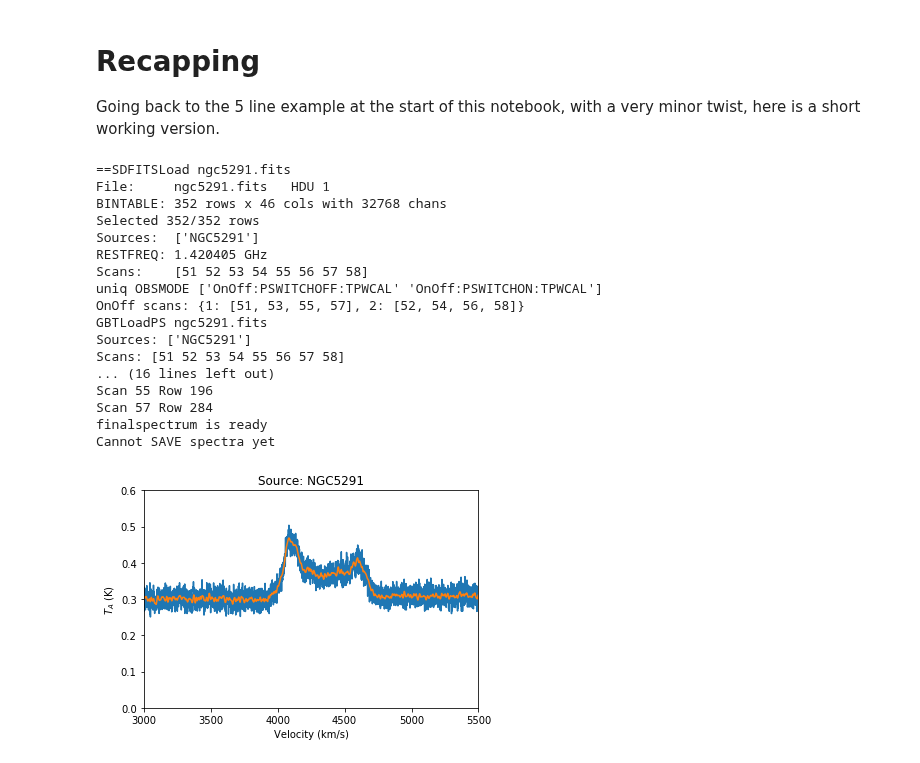
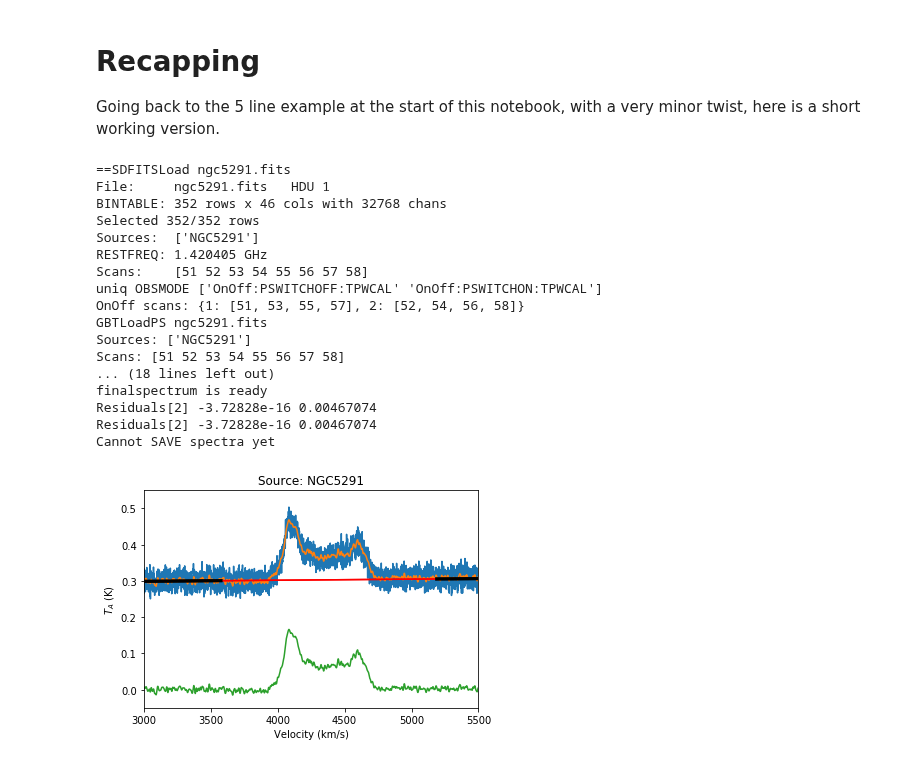
Before and after one commit to teuben/gbtoy, a Jupyter notebook: nb/ngc5291b.ipynb, the cells around one changed output. Cells and saved outputs as stored; diff of their text form; code cells hidden in the pictures.

Commit message:
add a baseline option

```diff
--- a/nb/ngc5291b.ipynb
+++ b/nb/ngc5291b.ipynb
@@ -664,6 +668,12 @@ class GBTLoadPS(GBTLoad):
         if self.status == 4:
             self.scanaveraged[0].smooth(win,method)
 
+    def baseline(self, degree=2, chans=None, replace=False):
+        """
+        """
+        if self.status == 4:
+            self.scanaveraged[0].baseline(degree,chans,replace)
+
     def finalspectrum(self):
         if self.status < 1: self.calibrate()
         if self.status < 2: self.timeaverage()
@@ -780,7 +790,7 @@ p.finalspectrum()
 finalspectrum is ready
 # %%
 xrange=[3000,5500]
-yrange=[0.0,0.6]
+yrange=[-0.05,0.55]
 
 p.scanaveraged[0].plot(xrange=xrange, yrange=yrange)
 p.scanaveraged[0].stats(chans=[6000,12001],label="Final ")
@@ -922,27 +975,31 @@ Going back to the 5 line example at the start of this notebook, with a very mino
 # %%
 ps = GBTLoadPS('ngc5291.fits')         # load the SDFITS file
 ps.summary()                           # overview times, sources, scans etc.
 ps.finalspectrum()                     # calibrate and time/pol/scan average
 ps.plot(xrange=xrange, yrange=yrange)  # review the final plot
 ps.smooth(win=51)                      # smooth with a 51 window
+ps.baseline
+ps.baseline(chans=[(3500,14000),(19000,30000)])
 ps.plot(xrange=xrange, yrange=yrange)  # (over)plot
+ps.baseline(chans=[(3500,14000),(19000,30000)],replace=True)
+ps.plot(xrange=xrange, yrange=yrange)  #(over)plot
 ps.save('a1.fits')                     # save the spectrum (also SDFITS format)
 # %% [output]
 ==SDFITSLoad ngc5291.fits
 File:     ngc5291.fits   HDU 1
 BINTABLE: 352 rows x 46 cols with 32768 chans
 Selected 352/352 rows
 Sources:  ['NGC5291']
 RESTFREQ: 1.420405 GHz
 Scans:    [51 52 53 54 55 56 57 58]
 uniq OBSMODE ['OnOff:PSWITCHOFF:TPWCAL' 'OnOff:PSWITCHON:TPWCAL']
 OnOff scans: {1: [51, 53, 55, 57], 2: [52, 54, 56, 58]}
 GBTLoadPS ngc5291.fits
 Sources: ['NGC5291']
 Scans: [51 52 53 54 55 56 57 58]
-... (16 lines left out)
-Scan 55 Row 196
-Scan 57 Row 284
+... (18 lines left out)
 finalspectrum is ready
+Residuals[2] -3.72828e-16 0.00467074
+Residuals[2] -3.72828e-16 0.00467074
 Cannot SAVE spectra yet
-[figure, old version]
+[figure, new version]
```
Also changed, not shown: parts of 19 cells of this notebook.
